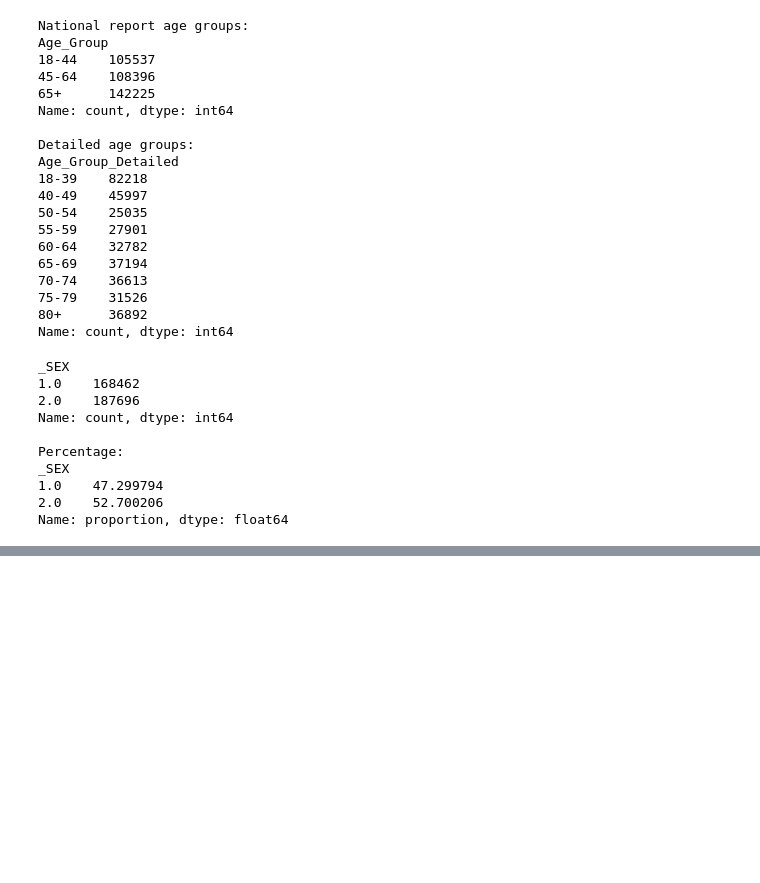
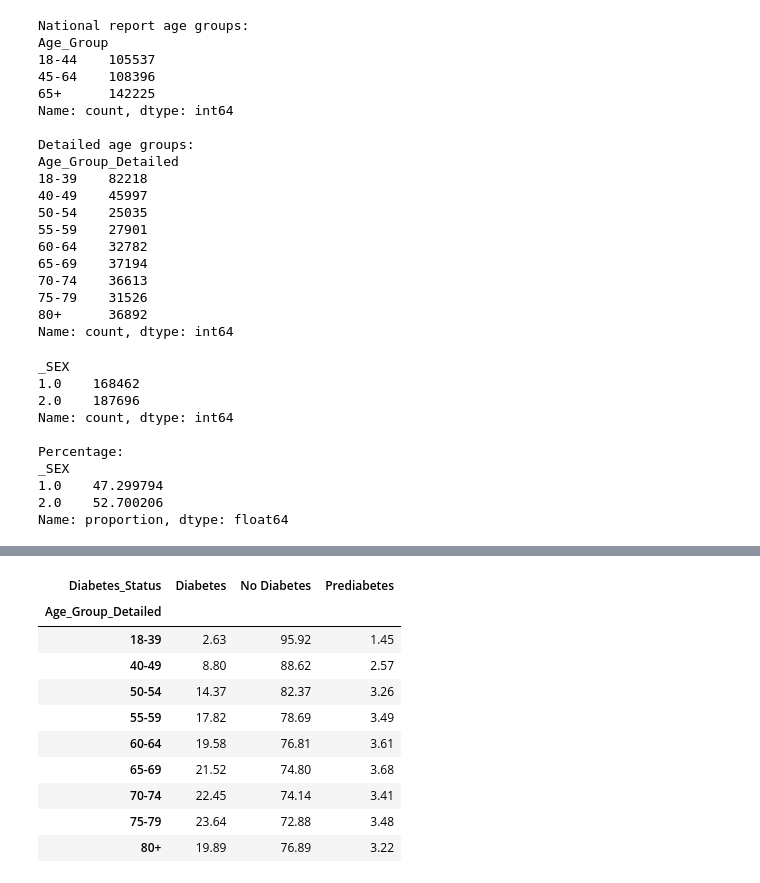
Before and after one commit to fujisoftboy2009/F26_4495_S2_LiqinS, a Jupyter notebook: Implementation/DiabetesAnalysis.ipynb, the cells around one changed output, grey strips where cells are left out. Drawn from its saved outputs; the diff is of its cells as text; code cells hidden in the pictures; blank space fills up the shorter version.

```diff
--- a/Implementation/DiabetesAnalysis.ipynb
+++ b/Implementation/DiabetesAnalysis.ipynb
@@ -262,0 +323,21 @@ Name: proportion, dtype: float64
+# %%
+# Compare diabetes status by detailed age groups
+age_diabetes_detailed = pd.crosstab(
+    df['Age_Group_Detailed'],
+    df['Diabetes_Status'],
+    normalize='index'
+) * 100
+
+display(age_diabetes_detailed.round(2))
+# %% [output]
+| Diabetes_Status | Diabetes | No Diabetes | Prediabetes |
+| Age_Group_Detailed |  |  |  |
+| 18-39 | 2.63 | 95.92 | 1.45 |
+| 40-49 | 8.80 | 88.62 | 2.57 |
+| 50-54 | 14.37 | 82.37 | 3.26 |
+| 55-59 | 17.82 | 78.69 | 3.49 |
+| 60-64 | 19.58 | 76.81 | 3.61 |
+| 65-69 | 21.52 | 74.80 | 3.68 |
+| 70-74 | 22.45 | 74.14 | 3.41 |
+| 75-79 | 23.64 | 72.88 | 3.48 |
+| 80+ | 19.89 | 76.89 | 3.22 |
```
Also changed, not shown: parts of 8 cells of this notebook.
